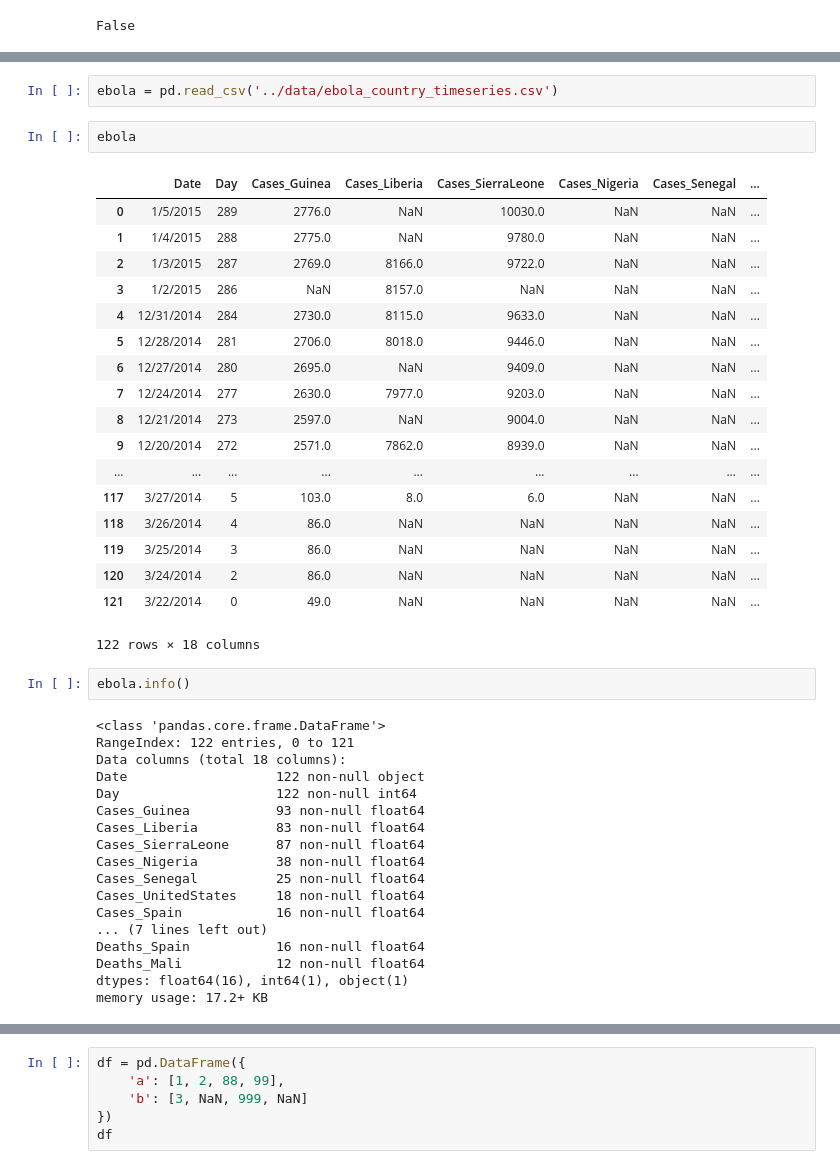
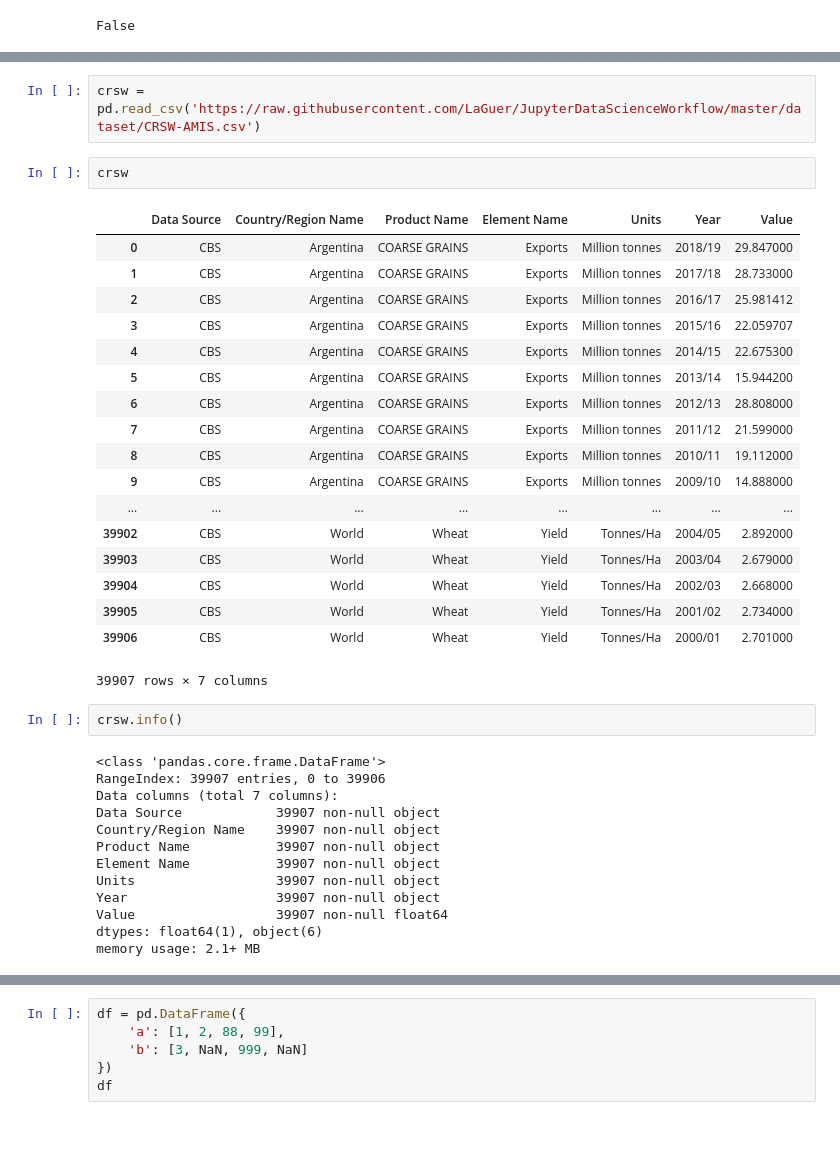
Before and after one commit to LaGuer/scipy-2017-tutorial-pandas, a Jupyter notebook: 02-lesson/03-missing.ipynb, the cells around one changed output, grey strips where cells are left out. Saved outputs shown, nothing was run; the diff lists cells and outputs as text; blank space fills up the shorter version.

```diff
--- a/02-lesson/03-missing.ipynb
+++ b/02-lesson/03-missing.ipynb
@@ -64,45 +60,40 @@ vs
-# %%
-ebola = pd.read_csv('../data/ebola_country_timeseries.csv')
-# %%
-ebola
-# %% [output]
-|  | Date | Day | Cases_Guinea | Cases_Liberia | Cases_SierraLeone | Cases_Nigeria | Cases_Senegal | ... |
-| 0 | 1/5/2015 | 289 | 2776.0 | NaN | 10030.0 | NaN | NaN | ... |
-| 1 | 1/4/2015 | 288 | 2775.0 | NaN | 9780.0 | NaN | NaN | ... |
-| 2 | 1/3/2015 | 287 | 2769.0 | 8166.0 | 9722.0 | NaN | NaN | ... |
-| 3 | 1/2/2015 | 286 | NaN | 8157.0 | NaN | NaN | NaN | ... |
-| 4 | 12/31/2014 | 284 | 2730.0 | 8115.0 | 9633.0 | NaN | NaN | ... |
-| 5 | 12/28/2014 | 281 | 2706.0 | 8018.0 | 9446.0 | NaN | NaN | ... |
-| 6 | 12/27/2014 | 280 | 2695.0 | NaN | 9409.0 | NaN | NaN | ... |
-| 7 | 12/24/2014 | 277 | 2630.0 | 7977.0 | 9203.0 | NaN | NaN | ... |
-| 8 | 12/21/2014 | 273 | 2597.0 | NaN | 9004.0 | NaN | NaN | ... |
-| 9 | 12/20/2014 | 272 | 2571.0 | 7862.0 | 8939.0 | NaN | NaN | ... |
-| ... | ... | ... | ... | ... | ... | ... | ... | ... |
-| 117 | 3/27/2014 | 5 | 103.0 | 8.0 | 6.0 | NaN | NaN | ... |
-| 118 | 3/26/2014 | 4 | 86.0 | NaN | NaN | NaN | NaN | ... |
-| 119 | 3/25/2014 | 3 | 86.0 | NaN | NaN | NaN | NaN | ... |
-| 120 | 3/24/2014 | 2 | 86.0 | NaN | NaN | NaN | NaN | ... |
-| 121 | 3/22/2014 | 0 | 49.0 | NaN | NaN | NaN | NaN | ... |
-122 rows × 18 columns
+# %%
+crsw = pd.read_csv('https://raw.githubusercontent.com/LaGuer/JupyterDataScienceWorkflow/master/dataset/CRSW-AMIS.csv')
+# %%
+crsw
+# %% [output]
+|  | Data Source | Country/Region Name | Product Name | Element Name | Units | Year | Value |
+| 0 | CBS | Argentina | COARSE GRAINS | Exports | Million tonnes | 2018/19 | 29.847000 |
+| 1 | CBS | Argentina | COARSE GRAINS | Exports | Million tonnes | 2017/18 | 28.733000 |
+| 2 | CBS | Argentina | COARSE GRAINS | Exports | Million tonnes | 2016/17 | 25.981412 |
+| 3 | CBS | Argentina | COARSE GRAINS | Exports | Million tonnes | 2015/16 | 22.059707 |
+| 4 | CBS | Argentina | COARSE GRAINS | Exports | Million tonnes | 2014/15 | 22.675300 |
+| 5 | CBS | Argentina | COARSE GRAINS | Exports | Million tonnes | 2013/14 | 15.944200 |
+| 6 | CBS | Argentina | COARSE GRAINS | Exports | Million tonnes | 2012/13 | 28.808000 |
+| 7 | CBS | Argentina | COARSE GRAINS | Exports | Million tonnes | 2011/12 | 21.599000 |
+| 8 | CBS | Argentina | COARSE GRAINS | Exports | Million tonnes | 2010/11 | 19.112000 |
+| 9 | CBS | Argentina | COARSE GRAINS | Exports | Million tonnes | 2009/10 | 14.888000 |
+| ... | ... | ... | ... | ... | ... | ... | ... |
+| 39902 | CBS | World | Wheat | Yield | Tonnes/Ha | 2004/05 | 2.892000 |
+| 39903 | CBS | World | Wheat | Yield | Tonnes/Ha | 2003/04 | 2.679000 |
+| 39904 | CBS | World | Wheat | Yield | Tonnes/Ha | 2002/03 | 2.668000 |
+| 39905 | CBS | World | Wheat | Yield | Tonnes/Ha | 2001/02 | 2.734000 |
+| 39906 | CBS | World | Wheat | Yield | Tonnes/Ha | 2000/01 | 2.701000 |
+39907 rows × 7 columns
 # %%
-ebola.info()
+crsw.info()
 # %% [output]
 <class 'pandas.core.frame.DataFrame'>
-RangeIndex: 122 entries, 0 to 121
-Data columns (total 18 columns):
-Date                   122 non-null object
-Day                    122 non-null int64
-Cases_Guinea           93 non-null float64
-Cases_Liberia          83 non-null float64
-Cases_SierraLeone      87 non-null float64
-Cases_Nigeria          38 non-null float64
-Cases_Senegal          25 non-null float64
-Cases_UnitedStates     18 non-null float64
-Cases_Spain            16 non-null float64
-... (7 lines left out)
-Deaths_Spain           16 non-null float64
-Deaths_Mali            12 non-null float64
-dtypes: float64(16), int64(1), object(1)
-memory usage: 17.2+ KB
+RangeIndex: 39907 entries, 0 to 39906
+Data columns (total 7 columns):
+Data Source            39907 non-null object
+Country/Region Name    39907 non-null object
+Product Name           39907 non-null object
+Element Name           39907 non-null object
+Units                  39907 non-null object
+Year                   39907 non-null object
+Value                  39907 non-null float64
+dtypes: float64(1), object(6)
+memory usage: 2.1+ MB
 # %%
 # tally
```
Also changed, not shown: parts of 19 cells of this notebook.
